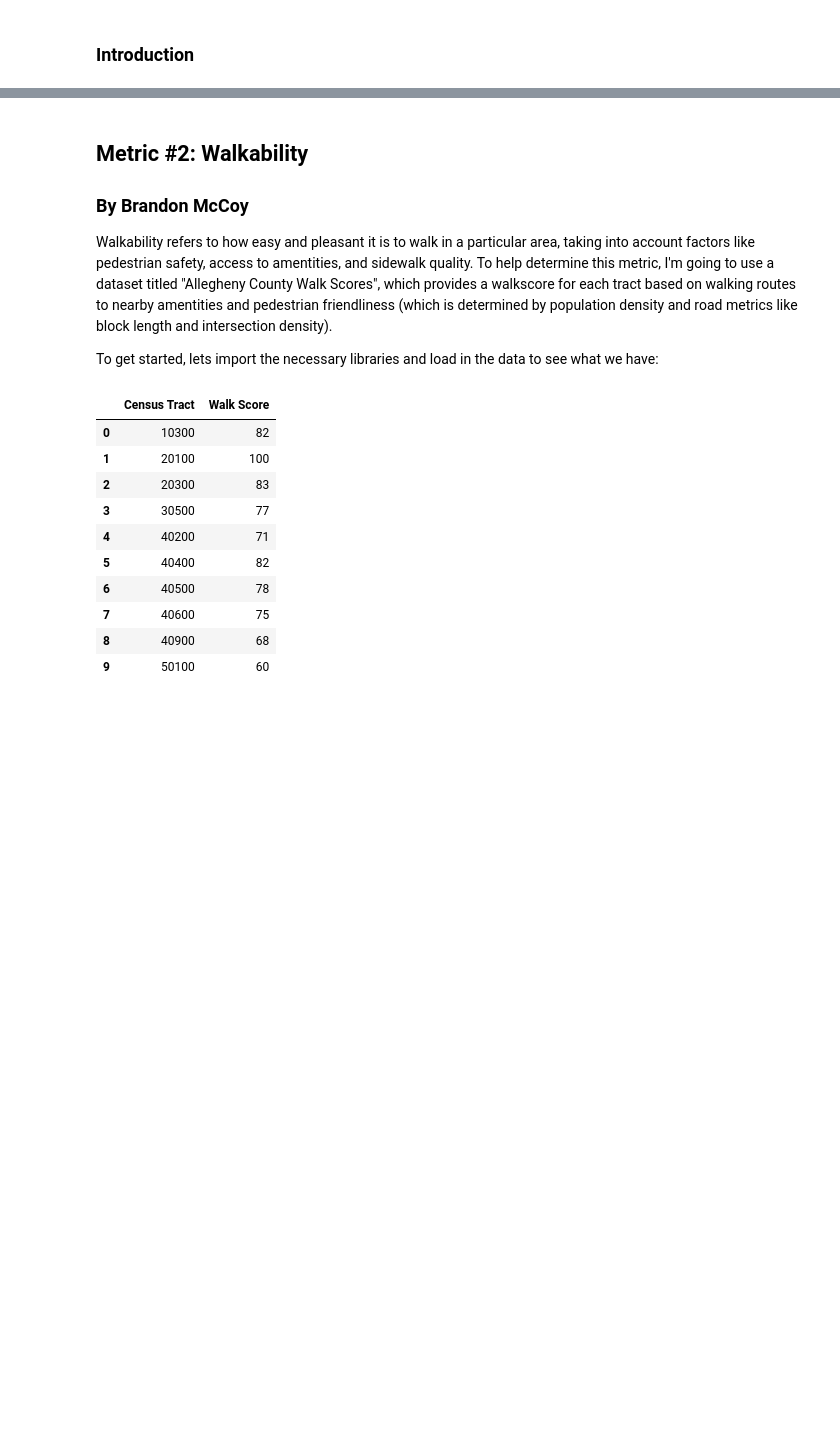
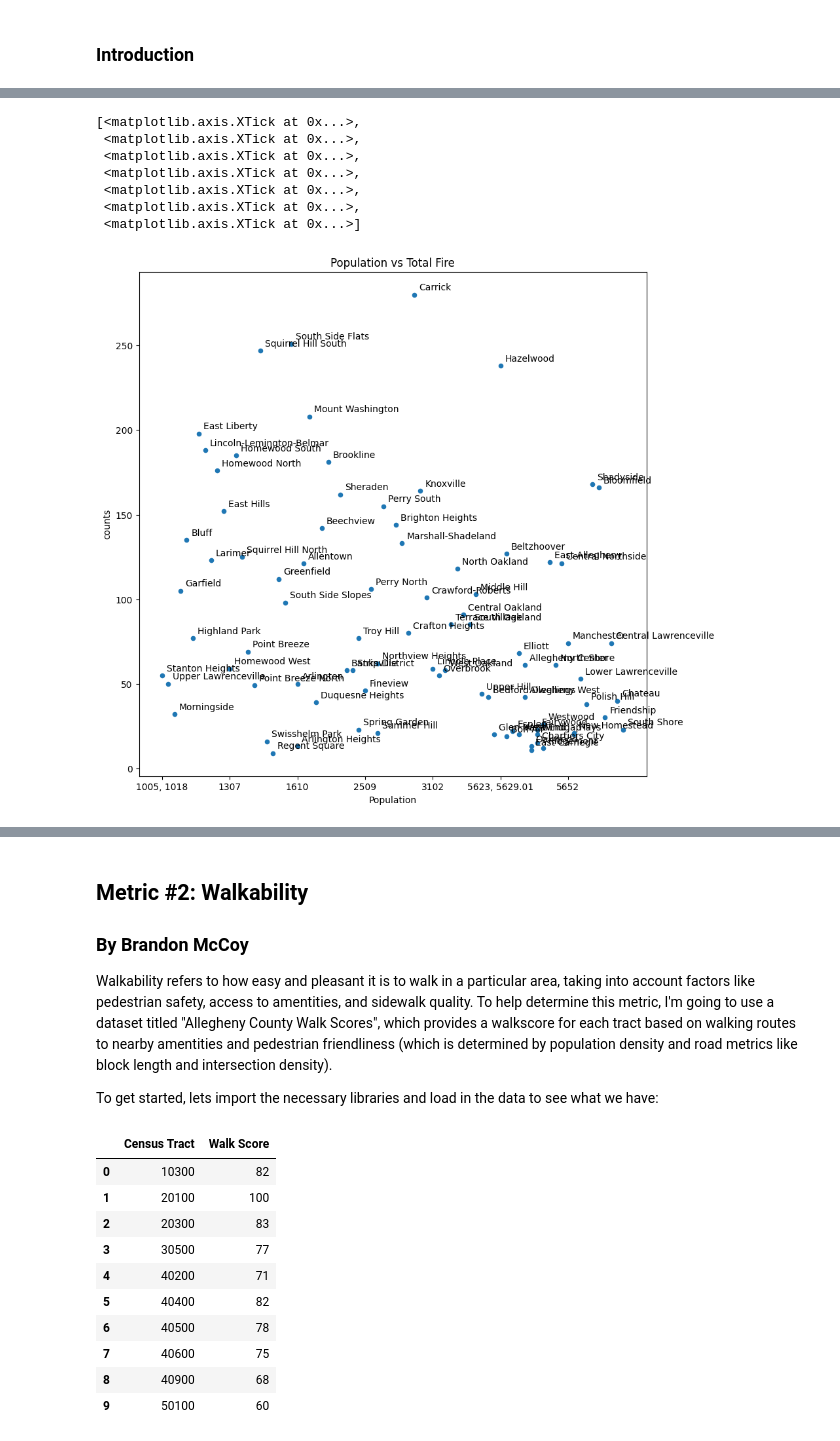
Before and after one commit to bwmccoy/Big-Ideas-Final-Project, a Jupyter notebook: final.ipynb, the cells around one changed output, grey strips where cells are left out. Saved outputs shown, nothing was run; the diff lists cells and outputs as text; code cells hidden in the pictures; blank space fills up the shorter version.

```diff
--- a/final.ipynb
+++ b/final.ipynb
@@ -9,0 +97,17 @@ The livability of a neighborhood refers to the overall quality of life and well-
+# %%
+import pandas as pd
+from io import StringIO
+
+#Read the file as bytes
+with open('pittpop2.csv', 'rb') as file:
+    byte_sequence = file.read()
+
+#Decode any non-ISO-8859-1 characters in the file
+decoded_text = byte_sequence.decode('iso-8859-1')
+
+#Create a Pandas DataFrame from the decoded CSV data
+csv_data = StringIO(decoded_text)
+
+df = pd.read_csv(csv_data)
+
+print(df.head(30))
@@ -9,0 +132,4 @@ The livability of a neighborhood refers to the overall quality of life and well-
+# %%
+print(df.columns)
+df.dropna(subset=['City '], inplace=True)
+print(df)
@@ -9,0 +152,2 @@ The livability of a neighborhood refers to the overall quality of life and well-
+# %%
+merged = df.set_index('City ').join(grouped.set_index('neighborhood'))
@@ -9,0 +184,25 @@ The livability of a neighborhood refers to the overall quality of life and well-
+# %%
+import numpy as np
+import matplotlib.ticker as ticker
+
+merged.sort_values('Population', inplace=True)
+
+#Create the scatter plot
+ax = merged.plot.scatter(x='Population', y='counts', figsize=(10, 10), title='Population vs Total Fire')
+
+
+#Annotate each data point with the corresponding city name
+for i, row in merged.iterrows():
+    ax.annotate(row.name, xy=(row['Population'], row['counts']), xytext=(5, 5), textcoords='offset points')
+
+
+ax.set_xticks(ax.get_xticks()[::11])
+# %% [output]
+[<matplotlib.axis.XTick at 0x...>,
+ <matplotlib.axis.XTick at 0x...>,
+ <matplotlib.axis.XTick at 0x...>,
+ <matplotlib.axis.XTick at 0x...>,
+ <matplotlib.axis.XTick at 0x...>,
+ <matplotlib.axis.XTick at 0x...>,
+ <matplotlib.axis.XTick at 0x...>]
+[figure, added]
```
Also changed, not shown: parts of 23 cells of this notebook.
